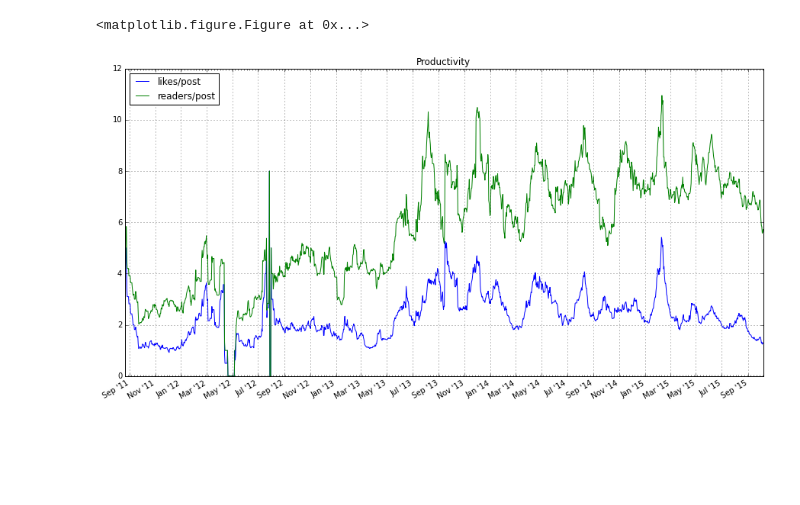
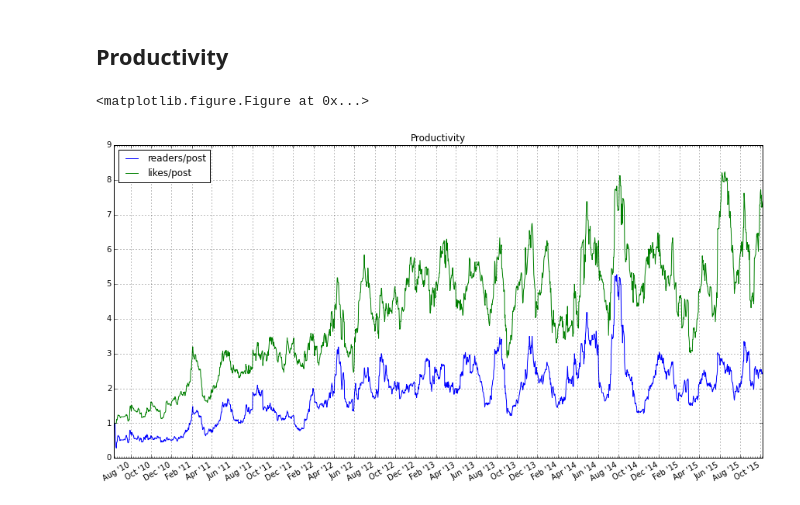
Before and after one commit to alumbreras/facebook_analytics, a Jupyter notebook: audience.ipynb, the cells around one changed output. Cells and saved outputs as stored; diff of their text form; code cells hidden in the pictures; blank space fills up the shorter version.

```diff
--- a/audience.ipynb
+++ b/audience.ipynb
@@ -31,6 +39,8 @@ def process(container, post):
 
     return container
 # %%
+import requests
+
 total_posts = []
 container = []
 posts = graph.get_connections(profile['id'], 'posts')
@@ -38,7 +48,7 @@ posts = graph.get_connections(profile['id'], 'posts')
 total_posts.extend(posts['data'])
 count = 0
 while count<130:
-    if count%1==10:
+    if count%10==0:
         print count
 
     if posts.has_key('data'):
@@ -93,2 +98,0 @@ len(container)
-# %%
-container = container[0:2100]
@@ -169,32 +234,34 @@ plt.show()
+# %% [markdown]
+## Productivity
 # %%
 import datetime
 import matplotlib.pyplot as plt
 from matplotlib.dates import MONDAY
 from matplotlib.dates import MonthLocator, WeekdayLocator, DateFormatter
 from matplotlib import dates as da
 
 # every monday
 mondays = WeekdayLocator(MONDAY)
 
 # every 3rd month
 months = MonthLocator(range(1, 14), bymonthday=1, interval=2)
 monthsFmt = DateFormatter("%b '%y")
 
 plt.figure(figsize=(20,10))
 fig, ax = plt.subplots(figsize=(15,8))
-ax.plot_date(da.epoch2num(steps), np.array(cumsum_users)/(np.array(cumsum_posts)+0.00001), '-', label="likes/post")
-ax.plot_date(da.epoch2num(steps), np.array(cumsum_likes)/(np.array(cumsum_posts)+0.00001), '-', label="readers/post")
+ax.plot_date(da.epoch2num(steps), np.array(cumsum_users)/(np.array(cumsum_posts)+0.00001), '-', label="readers/post")
+ax.plot_date(da.epoch2num(steps), np.array(cumsum_likes)/(np.array(cumsum_posts)+0.00001), '-', label="likes/post")
 
 ax.legend(loc=2)
 ax.xaxis.set_major_locator(months)
 ax.xaxis.set_major_formatter(monthsFmt)
 ax.xaxis.set_minor_locator(mondays)
 ax.autoscale_view()
 ax.grid(True)
 
 fig.autofmt_xdate()
 plt.title("Productivity")
 plt.show()
 # %% [output]
 <matplotlib.figure.Figure at 0x...>
-[figure, old version]
+[figure, new version]
```
Also changed, not shown: parts of 16 cells of this notebook.
